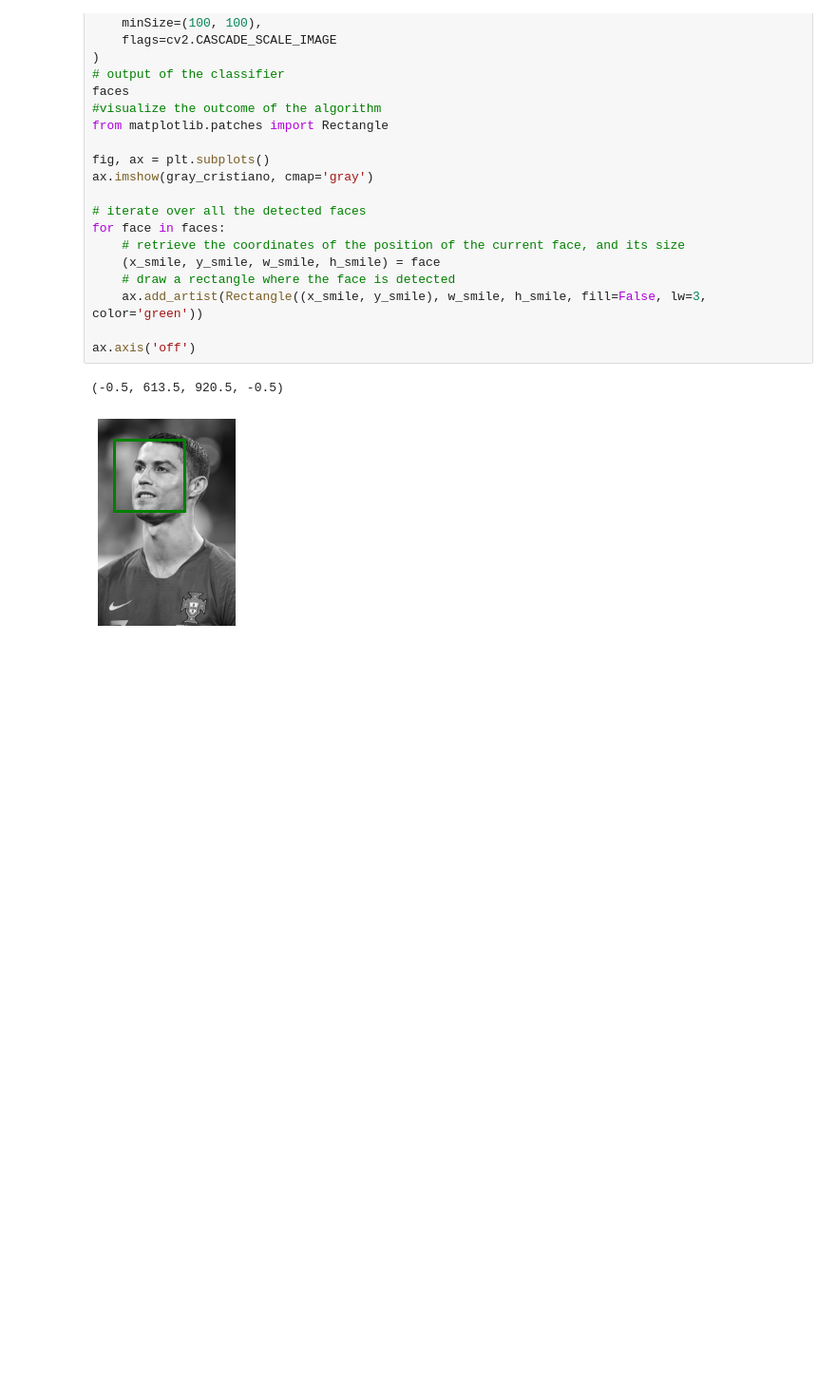
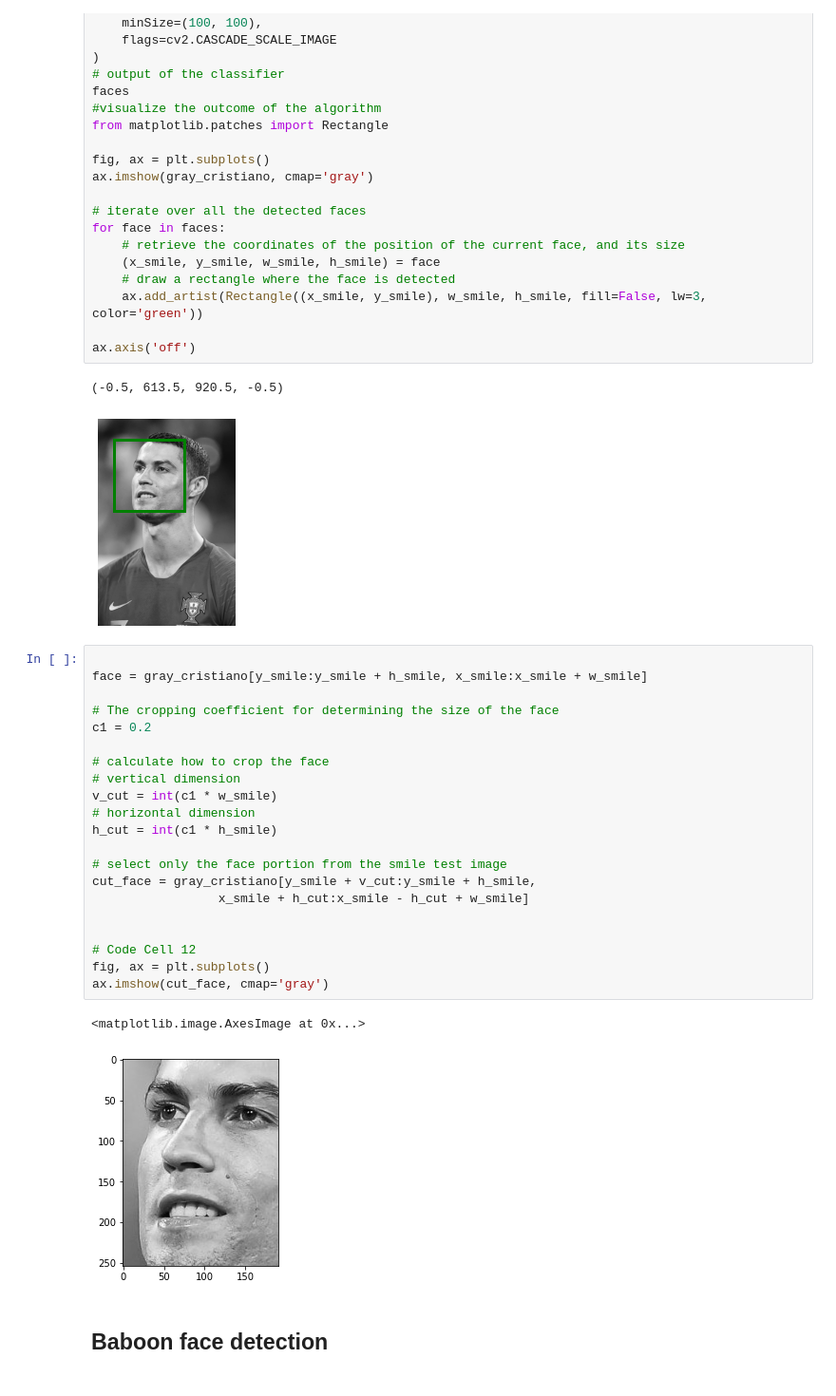
Before and after one commit to dbaluku/Python-Assignments, a Jupyter notebook: Data/DataMiningTest1.ipynb, the cells around one changed output. Shown at 95% size. Saved outputs shown, nothing was run; the diff lists cells and outputs as text; blank space fills up the shorter version.

```diff
--- a/Data/DataMiningTest1.ipynb
+++ b/Data/DataMiningTest1.ipynb
@@ -64,3 +64,29 @@ ax.axis('off')
 # %% [output]
 (-0.5, 613.5, 920.5, -0.5)
 [figure]
+# %%
+
+face = gray_cristiano[y_smile:y_smile + h_smile, x_smile:x_smile + w_smile]
+
+# The cropping coefficient for determining the size of the face
+c1 = 0.2
+
+# calculate how to crop the face
+# vertical dimension
+v_cut = int(c1 * w_smile)
+# horizontal dimension
+h_cut = int(c1 * h_smile)
+
+# select only the face portion from the smile test image
+cut_face = gray_cristiano[y_smile + v_cut:y_smile + h_smile,
+                 x_smile + h_cut:x_smile - h_cut + w_smile]
+
+
+# Code Cell 12
+fig, ax = plt.subplots()
+ax.imshow(cut_face, cmap='gray')
+# %% [output]
+<matplotlib.image.AxesImage at 0x...>
+[figure, added]
+# %% [markdown]
+<h2>Baboon face detection <h2>
```
Also changed, not shown: parts of 2 cells of this notebook, 6 other files.
